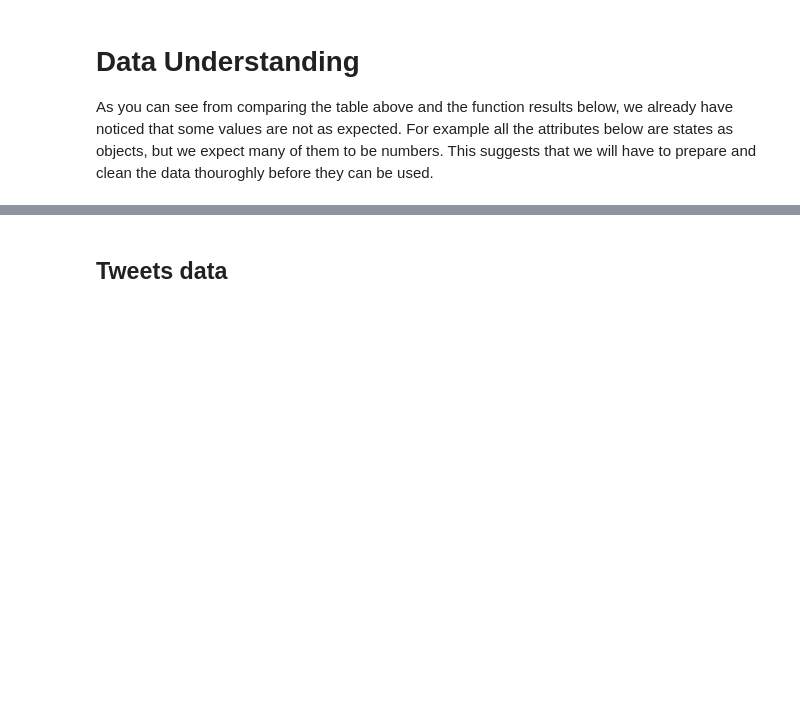
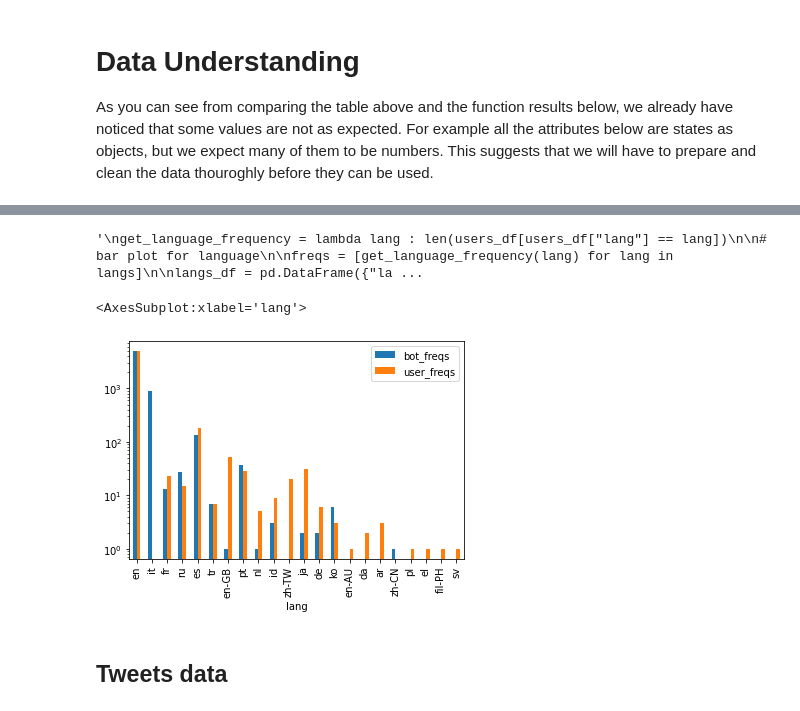
Before and after one commit to The-seven-dwarfs/DataMining-Group7, a Jupyter notebook: project.ipynb, the cells around one changed output, grey strips where cells are left out. Cells and saved outputs as stored; diff of their text form; code cells hidden in the pictures; blank space fills up the shorter version.

Commit message:
Added some data cleaning functions

```diff
--- a/project.ipynb
+++ b/project.ipynb
@@ -53,0 +182,20 @@ As you can see from comparing the table above and the function results below, we
+# %%
+wrong_fields = ["Select Language...", "xx-lc"] # only 3 elements
+to_map_fields = {
+    "en-gb": "en-GB",
+    "zh-tw": "zh-TW",
+    "zh-cn": "zh-CN",
+    "fil": "fil-PH"
+}
+
+# dropping wrong fields
+wrong_index = lambda x: True if x[1] in wrong_fields else False
+wrong_indexes = [index for (index, _) in filter(wrong_index, enumerate(users_df["lang"]))]
+users_df.drop(index=wrong_indexes, inplace=True)
+
+# mapping incorrect values to fixed ones
+for language in to_map_fields:
+    indexes = users_df[users_df["lang"] == language].index
+    for index in indexes:
+        old_language = users_df.loc[index,"lang"]
+        users_df.loc[index,"lang"] = to_map_fields[old_language]
@@ -54,3 +241,18 @@ As you can see from comparing the table above and the function results below, we
+# %%
+langs = pd.unique(users_df["lang"])
+bot_freqs = []
+user_freqs = []
+for lang in langs:
+    user_freqs.append(len(users_df.query(f"lang == '{lang}' & bot == 0")))
+    bot_freqs.append(len(users_df.query(f"lang == '{lang}' & bot == 1")))
+
+langs = pd.unique(users_df["lang"])
+langs_df = pd.DataFrame({"lang": langs, "bot_freqs": bot_freqs, "user_freqs": user_freqs})
+langs_df.plot.bar(x="lang", logy=True)
+# %% [output]
+'\nget_language_frequency = lambda lang : len(users_df[users_df["lang"] == lang])\n\n# bar plot for language\n\nfreqs = [get_language_frequency(lang) for lang in langs]\n\nlangs_df = pd.DataFrame({"la ...
+<AxesSubplot:xlabel='lang'>
+[figure, added]
 # %% [markdown]
 ## Tweets data
 # %% [markdown]
```
Also changed, not shown: parts of 53 cells of this notebook.
